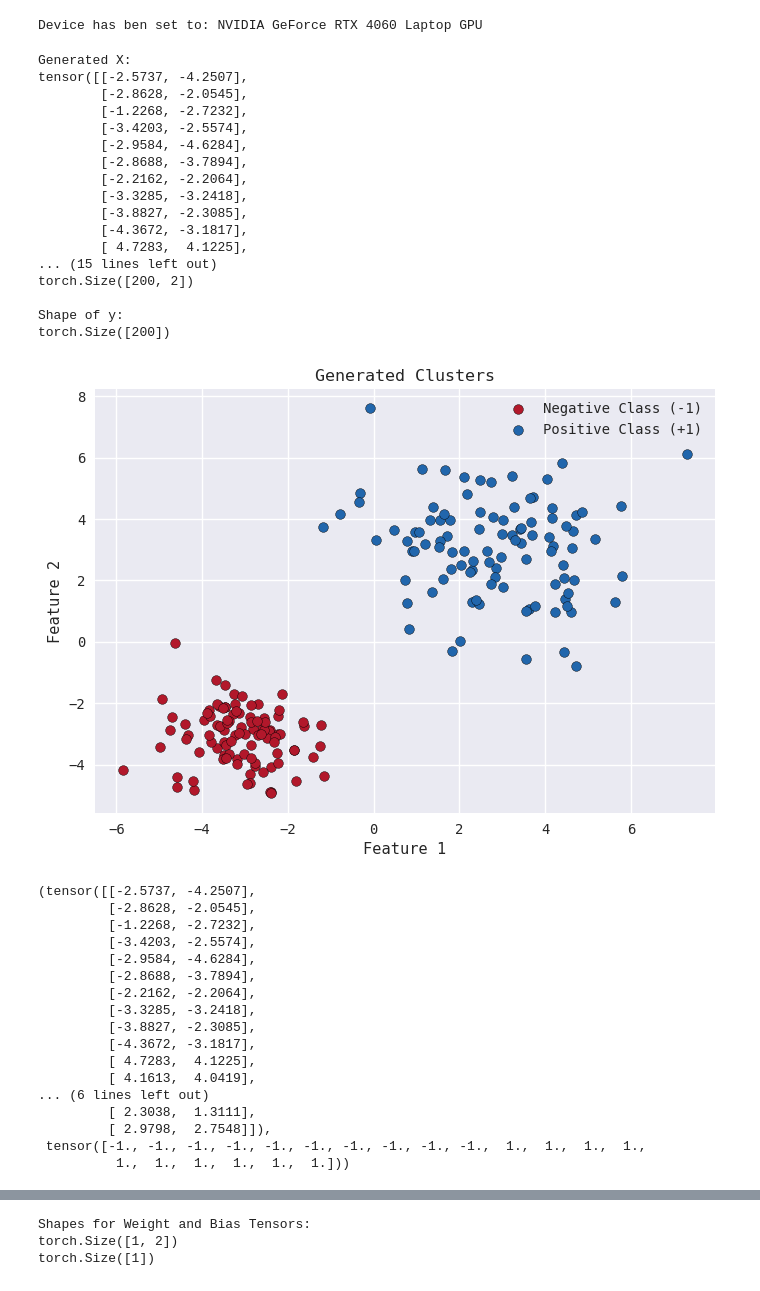
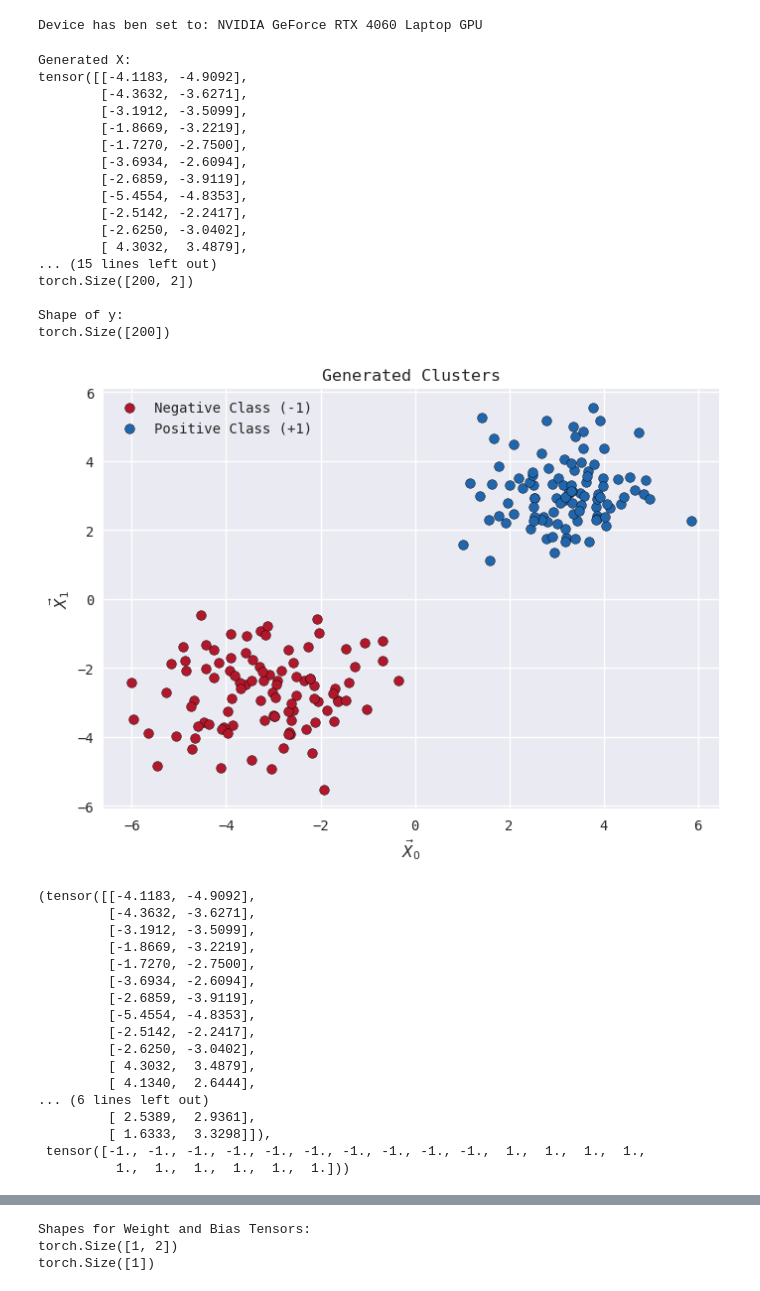
Before and after one commit to abhans/torchbygnd, a Jupyter notebook: test.ipynb, the cells around one changed output, grey strips where cells are left out. Cells and saved outputs as stored; diff of their text form; code cells hidden in the pictures.

```diff
--- a/test.ipynb
+++ b/test.ipynb
@@ -38,23 +38,23 @@ print(f"Device has ben set to: {torch.cuda.get_device_properties(DEVICE).name}")
 # %% [output]
 Device has ben set to: NVIDIA GeForce RTX 4060 Laptop GPU
 # %%
-X, y = clusters(SIZE, stds=[0.9, 1.4], labels=[-1, 1], dtype=DTYPE, generator=GENERATOR)
+X, y = clusters(SIZE, stds=[1.2, 1], labels=[-1, 1], dtype=DTYPE, generator=GENERATOR)
 # %%
-print("Generated X:", X[90:110], "\nGenerated y:", y[90:110], sep='\n')     # Viewingboth +1 and -1
+print("Generated X:", X[90:110], "\nGenerated y:", y[90:110], sep='\n')     # Viewing both +1 and -1
 print("\nShape of X: ", X.shape, "\nShape of y: ", y.shape, sep='\n')
 # %% [output]
 Generated X:
-tensor([[-2.5737, -4.2507],
-        [-2.8628, -2.0545],
-        [-1.2268, -2.7232],
-        [-3.4203, -2.5574],
-        [-2.9584, -4.6284],
-        [-2.8688, -3.7894],
-        [-2.2162, -2.2064],
-        [-3.3285, -3.2418],
-        [-3.8827, -2.3085],
-        [-4.3672, -3.1817],
-        [ 4.7283,  4.1225],
+tensor([[-4.1183, -4.9092],
+        [-4.3632, -3.6271],
+        [-3.1912, -3.5099],
+        [-1.8669, -3.2219],
+        [-1.7270, -2.7500],
+        [-3.6934, -2.6094],
+        [-2.6859, -3.9119],
+        [-5.4554, -4.8353],
+        [-2.5142, -2.2417],
+        [-2.6250, -3.0402],
+        [ 4.3032,  3.4879],
 ... (15 lines left out)
 torch.Size([200, 2])
 
@@ -63,32 +63,32 @@ torch.Size([200])
 # %%
 plt.scatter(X[y == -1][:, 0], X[y == -1][:, 1], c='#b2182b', label='Negative Class (-1)', edgecolors='k')
 plt.scatter(X[y == 1][:, 0], X[y == 1][:, 1], c='#2166ac', label='Positive Class (+1)', edgecolors='k')
 plt.legend()
-plt.xlabel('Feature 1')
-plt.ylabel('Feature 2')
+plt.xlabel('$\\vec{X}_0$')
+plt.ylabel('$\\vec{X}_1$')
 plt.title('Generated Clusters')
 plt.show()
 # %% [output]
-[figure, old version]
+[figure, new version]
 # %%
 Data = TensorDataset(X, y)
 Data[90:110]        # Slice of Dataset
 # %% [output]
-(tensor([[-2.5737, -4.2507],
-         [-2.8628, -2.0545],
-         [-1.2268, -2.7232],
-         [-3.4203, -2.5574],
-         [-2.9584, -4.6284],
-         [-2.8688, -3.7894],
-         [-2.2162, -2.2064],
-         [-3.3285, -3.2418],
-         [-3.8827, -2.3085],
-         [-4.3672, -3.1817],
-         [ 4.7283,  4.1225],
-         [ 4.1613,  4.0419],
+(tensor([[-4.1183, -4.9092],
+         [-4.3632, -3.6271],
+         [-3.1912, -3.5099],
+         [-1.8669, -3.2219],
+         [-1.7270, -2.7500],
+         [-3.6934, -2.6094],
+         [-2.6859, -3.9119],
+         [-5.4554, -4.8353],
+         [-2.5142, -2.2417],
+         [-2.6250, -3.0402],
+         [ 4.3032,  3.4879],
+         [ 4.1340,  2.6444],
 ... (6 lines left out)
-         [ 2.3038,  1.3111],
-         [ 2.9798,  2.7548]]),
+         [ 2.5389,  2.9361],
+         [ 1.6333,  3.3298]]),
  tensor([-1., -1., -1., -1., -1., -1., -1., -1., -1., -1.,  1.,  1.,  1.,  1.,
           1.,  1.,  1.,  1.,  1.,  1.]))
 # %%
```
Also changed, not shown: parts of 8 cells of this notebook, 3 other files.
